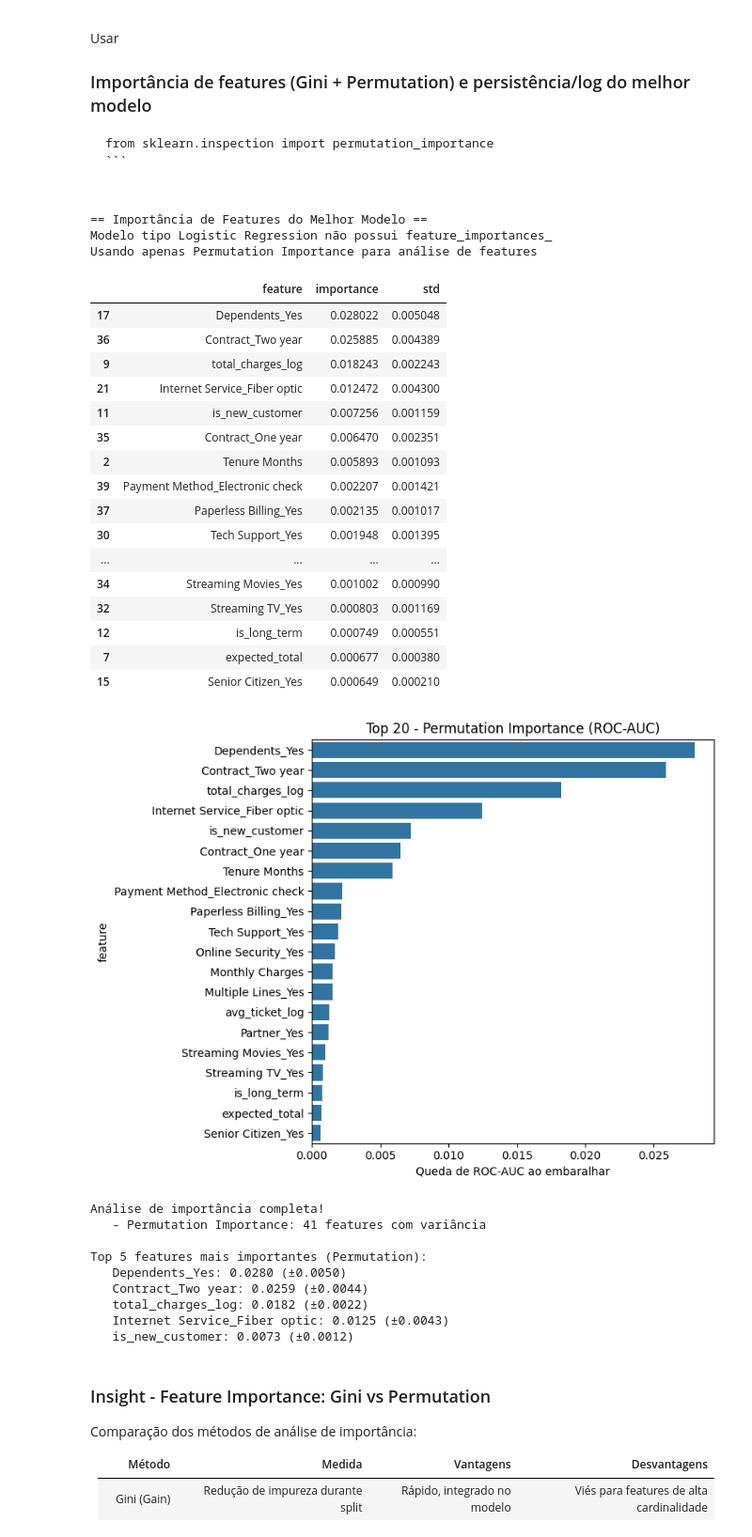
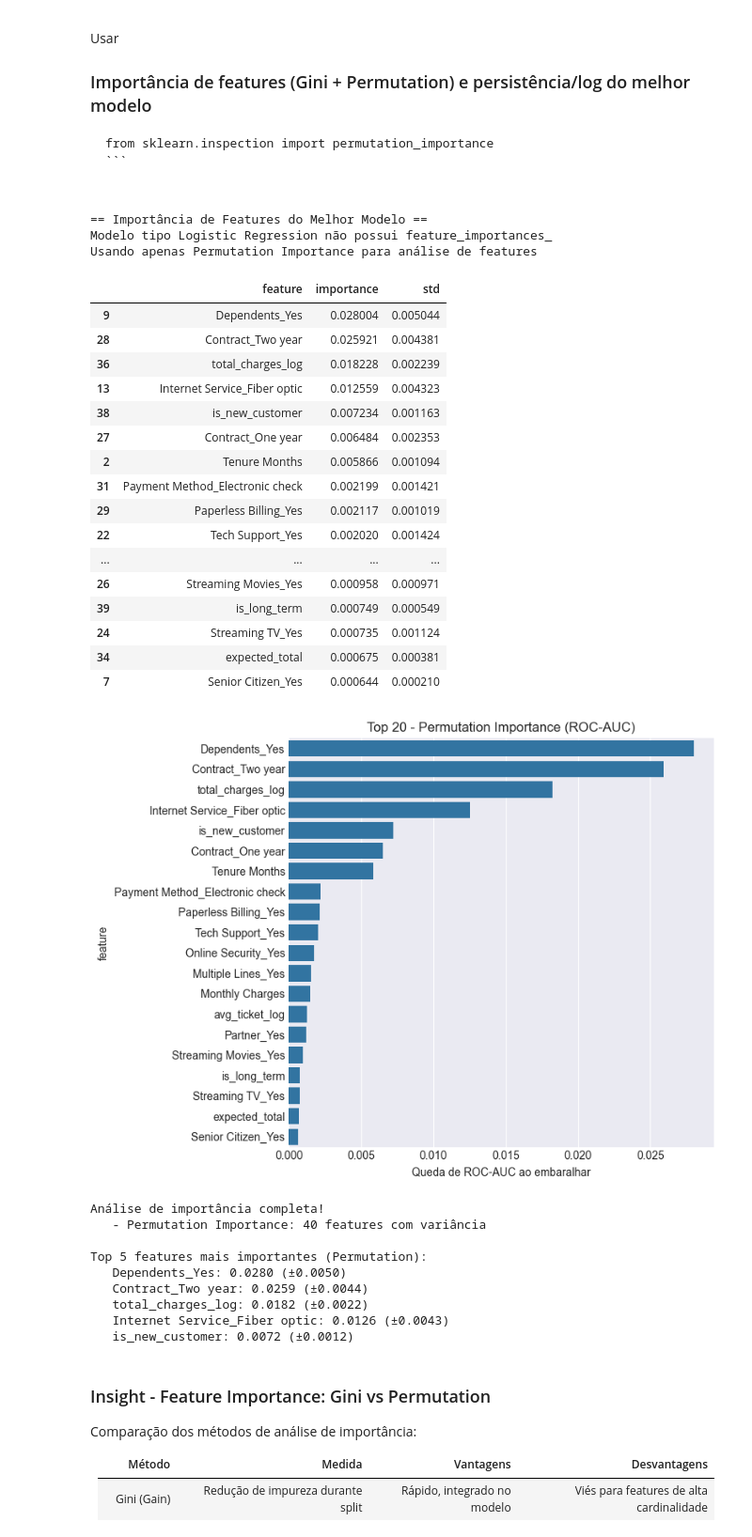
Before and after one commit to fiap-postech-ml-engineering/ml-churn-prediction, a Jupyter notebook: notebooks/02_baselines.ipynb, the cells around one changed output. Shown at 94% size. Cells and saved outputs as stored; diff of their text form; code cells hidden in the pictures.

```diff
--- a/notebooks/02_baselines.ipynb
+++ b/notebooks/02_baselines.ipynb
@@ -990,15 +891,15 @@ fig, ax = plt.subplots(figsize=(10, 7))
 for model_name, pipeline in trained_models_cv.items():
     # Obter probabilidades
     if hasattr(pipeline, "predict_proba"):
-        y_proba = pipeline.predict_proba(X_test_fe)[:, 1]
+        y_proba = pipeline.predict_proba(X_test)[:, 1]
     elif hasattr(pipeline, "decision_function"):
-        y_proba = pipeline.decision_function(X_test_fe)
+        y_proba = pipeline.decision_function(X_test)
         y_proba = (y_proba - y_proba.min()) / (y_proba.max() - y_proba.min() + 1e-10)
     else:
         continue
 
     # Plotar curva ROC
-    RocCurveDisplay.from_predictions(y_test_fe, y_proba, name=model_name, ax=ax)
+    RocCurveDisplay.from_predictions(y_test, y_proba, name=model_name, ax=ax)
 
 ax.set_title("ROC Curves - Comparação de Modelos", fontsize=14, fontweight="bold")
 ax.grid(alpha=0.3)
@@ -1009,8 +910,8 @@ print("ROC Curves plotadas")
 # Matriz de confusão do melhor modelo
 fig, ax = plt.subplots(figsize=(8, 6))
 
-best_preds = best_model_pipeline.predict(X_test_fe)
-cm = confusion_matrix(y_test_fe, best_preds)
+best_preds = best_model_pipeline.predict(X_test)
+cm = confusion_matrix(y_test, best_preds)
 
 ConfusionMatrixDisplay(cm, display_labels=["No Churn", "Churn"]).plot(
     cmap="Blues",
@@ -1138,8 +1039,8 @@ for i, params in enumerate(sampler, start=1):
 
     cv_scores = cross_val_score(
         pipeline,
-        X_train_fe,
-        y_train_fe,
+        X_train,
+        y_train,
         cv=cv,
         scoring="roc_auc",
         n_jobs=1
@@ -1147,10 +1048,10 @@ for i, params in enumerate(sampler, start=1):
 
     mean_cv = np.mean(cv_scores)
 
-    pipeline.fit(X_train_fe, y_train_fe)
+    pipeline.fit(X_train, y_train)
 
-    y_proba = pipeline.predict_proba(X_test_fe)[:, 1]
-    test_roc = roc_auc_score(y_test_fe, y_proba)
+    y_proba = pipeline.predict_proba(X_test)[:, 1]
+    test_roc = roc_auc_score(y_test, y_proba)
 
     if test_roc > best["test_roc_auc"]:
         best.update({
@@ -1165,18 +1066,18 @@ for i, params in enumerate(sampler, start=1):
         print(f"Parametros: {params}\n")
 
 # Usar melhor modelo ou fallback
-best_rf = best["pipeline"] if best["pipeline"] else base_pipeline.fit(X_train_fe, y_train_fe)
+best_rf = best["pipeline"] if best["pipeline"] else base_pipeline.fit(X_train, y_train)
 
 # Métricas finais
-y_pred = best_rf.predict(X_test_fe)
-y_proba = best_rf.predict_proba(X_test_fe)[:, 1]
+y_pred = best_rf.predict(X_test)
+y_proba = best_rf.predict_proba(X_test)[:, 1]
 
 tuned_metrics = {
-    "accuracy": accuracy_score(y_test_fe, y_pred),
-    "precision": precision_score(y_test_fe, y_pred),
-    "recall": recall_score(y_test_fe, y_pred),
-    "f1": f1_score(y_test_fe, y_pred),
-    "roc_auc": roc_auc_score(y_test_fe, y_proba),
+    "accuracy": accuracy_score(y_test, y_pred),
+    "precision": precision_score(y_test, y_pred),
+    "recall": recall_score(y_test, y_pred),
+    "f1": f1_score(y_test, y_pred),
+    "roc_auc": roc_auc_score(y_test, y_proba),
 }
 
 # Resultado final
@@ -1287,8 +1188,8 @@ else:
 # Permutation Importance - Funciona com qualquer modelo
 perm = permutation_importance(
     best_rf,
-    X_test_fe,
-    y_test_fe,
+    X_test,
+    y_test,
     scoring="roc_auc",   # Usar ROC-AUC (métrica do negócio)
     n_repeats=10,        # Repetir 10 vezes para estabilidade
     random_state=RANDOM_SEED,
@@ -1299,58 +1200,58 @@ perm_df = pd.DataFrame({
     "feature": feat_names_used,
     "importance": perm.importances_mean,
     "std": perm.importances_std
 }).sort_values("importance", ascending=False)
 
 display(perm_df.head(20))
 
 # Visualização com intervalo de confiança
 fig2, ax2 = plt.subplots(figsize=(8, 6))
 sns.barplot(data=perm_df.head(20), x="importance", y="feature", ax=ax2)
 ax2.set_title("Top 20 - Permutation Importance (ROC-AUC)")
 ax2.set_xlabel("Queda de ROC-AUC ao embaralhar")
 plt.tight_layout()
 
 figs_to_log.append(("permutation_importance.png", fig2))
 plt.show()
 
 print("\nAnálise de importância completa!")
 if tree_imp is not None and len(tree_imp) == len(feat_names_used):
     print(f"   - Gini Importance: {len(imp_df)} features")
 print(f"   - Permutation Importance: {len(perm_df)} features com variância")
 print(f"\nTop 5 features mais importantes (Permutation):")
 for idx, row in perm_df.head(5).iterrows():
     print(f"   {row['feature']}: {row['importance']:.4f} (±{row['std']:.4f})")
 # %% [output]
 == Importância de Features do Melhor Modelo ==
 Modelo tipo Logistic Regression não possui feature_importances_
 Usando apenas Permutation Importance para análise de features
 |  | feature | importance | std |
-| 17 | Dependents_Yes | 0.028022 | 0.005048 |
-| 36 | Contract_Two year | 0.025885 | 0.004389 |
-| 9 | total_charges_log | 0.018243 | 0.002243 |
-| 21 | Internet Service_Fiber optic | 0.012472 | 0.004300 |
-| 11 | is_new_customer | 0.007256 | 0.001159 |
-| 35 | Contract_One year | 0.006470 | 0.002351 |
-| 2 | Tenure Months | 0.005893 | 0.001093 |
-| 39 | Payment Method_Electronic check | 0.002207 | 0.001421 |
-| 37 | Paperless Billing_Yes | 0.002135 | 0.001017 |
-| 30 | Tech Support_Yes | 0.001948 | 0.001395 |
+| 9 | Dependents_Yes | 0.028004 | 0.005044 |
+| 28 | Contract_Two year | 0.025921 | 0.004381 |
+| 36 | total_charges_log | 0.018228 | 0.002239 |
+| 13 | Internet Service_Fiber optic | 0.012559 | 0.004323 |
+| 38 | is_new_customer | 0.007234 | 0.001163 |
+| 27 | Contract_One year | 0.006484 | 0.002353 |
+| 2 | Tenure Months | 0.005866 | 0.001094 |
+| 31 | Payment Method_Electronic check | 0.002199 | 0.001421 |
+| 29 | Paperless Billing_Yes | 0.002117 | 0.001019 |
+| 22 | Tech Support_Yes | 0.002020 | 0.001424 |
 | ... | ... | ... | ... |
-| 34 | Streaming Movies_Yes | 0.001002 | 0.000990 |
-| 32 | Streaming TV_Yes | 0.000803 | 0.001169 |
-| 12 | is_long_term | 0.000749 | 0.000551 |
-| 7 | expected_total | 0.000677 | 0.000380 |
-| 15 | Senior Citizen_Yes | 0.000649 | 0.000210 |
+| 26 | Streaming Movies_Yes | 0.000958 | 0.000971 |
+| 39 | is_long_term | 0.000749 | 0.000549 |
+| 24 | Streaming TV_Yes | 0.000735 | 0.001124 |
+| 34 | expected_total | 0.000675 | 0.000381 |
+| 7 | Senior Citizen_Yes | 0.000644 | 0.000210 |
-[figure, old version]
+[figure, new version]
 Análise de importância completa!
-   - Permutation Importance: 41 features com variância
+   - Permutation Importance: 40 features com variância
 
 Top 5 features mais importantes (Permutation):
    Dependents_Yes: 0.0280 (±0.0050)
    Contract_Two year: 0.0259 (±0.0044)
    total_charges_log: 0.0182 (±0.0022)
-   Internet Service_Fiber optic: 0.0125 (±0.0043)
-   is_new_customer: 0.0073 (±0.0012)
+   Internet Service_Fiber optic: 0.0126 (±0.0043)
+   is_new_customer: 0.0072 (±0.0012)
 # %% [markdown]
 ### Insight - Feature Importance: Gini vs Permutation
 
```
Also changed, not shown: parts of 38 cells of this notebook, 31 other files.
